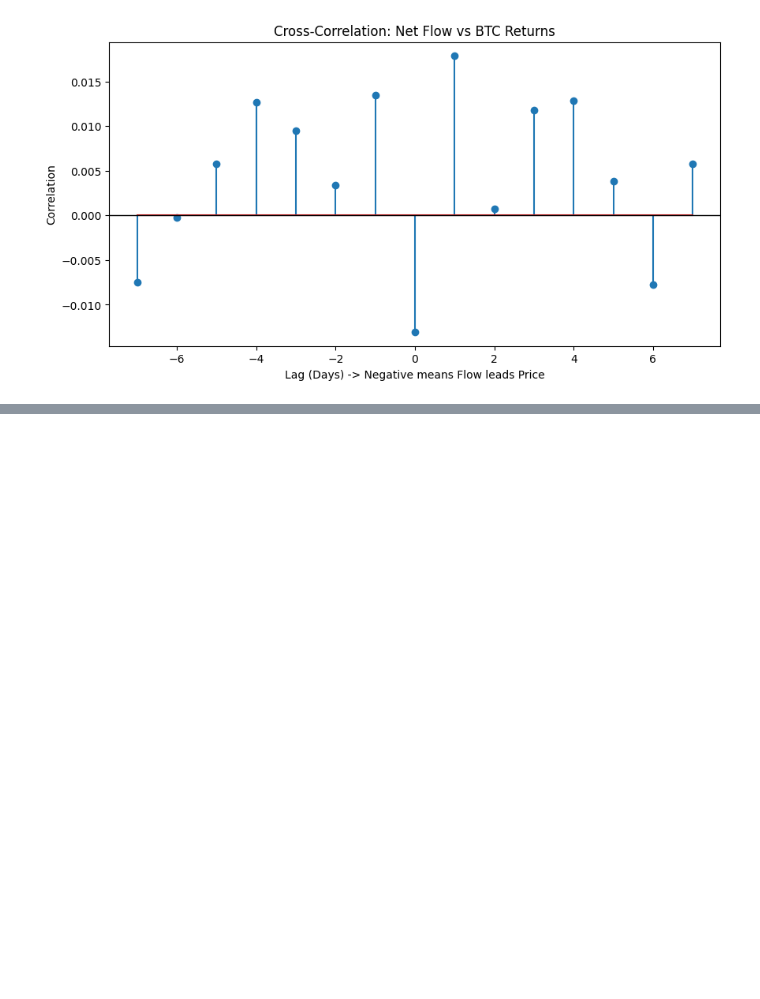
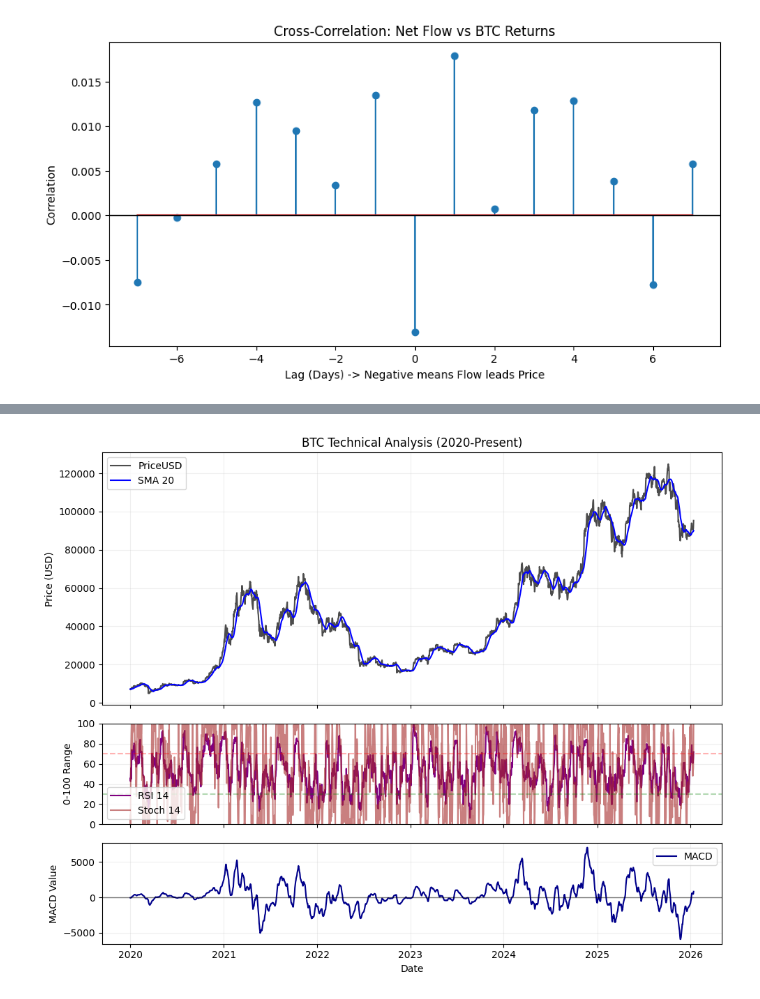
Before and after one commit to jdodson33/GT-MSA-Spring-2026-Team-13, a Jupyter notebook: eda/EDA.ipynb, the cells around one changed output, grey strips where cells are left out. Cells and saved outputs as stored; diff of their text form; code cells hidden in the pictures; blank space fills up the shorter version.

```diff
--- a/eda/EDA.ipynb
+++ b/eda/EDA.ipynb
@@ -292,0 +363,43 @@ Correlation between stochastic_14 and forward_return: 0.0696
+# %%
+
+# ############################ BTC TECHNICAL INDICATORS PLOT ########################### #
+
+df_btc_plot = btc_df.select(['time'] + ['PriceUSD'] + indicators).to_pandas()
+df_btc_plot = df_btc_plot[df_btc_plot['time'] >= pd.to_datetime("2020-01-01")]
+
+fig, (ax1, ax2, ax3) = plt.subplots(3, 1, figsize=(10, 8), sharex=True,
+                                    gridspec_kw={'height_ratios': [3, 1.2, 1.2]})
+
+sns.lineplot(data=df_btc_plot, x='time', y='PriceUSD', ax=ax1, label='PriceUSD', color='black', alpha=0.7)
+if 'sma_20' in df_btc_plot.columns:
+    sns.lineplot(data=df_btc_plot, x='time', y='sma_20', ax=ax1, label='SMA 20', color='blue')
+ax1.set_ylabel("Price (USD)")
+ax1.set_title("BTC Technical Analysis (2020-Present)")
+ax1.grid(True, alpha=0.2)
+
+if 'rsi_14' in df_btc_plot.columns:
+    sns.lineplot(data=df_btc_plot, x='time', y='rsi_14', ax=ax2, label='RSI 14', color='purple')
+if 'stochastic_14' in df_btc_plot.columns:
+    sns.lineplot(data=df_btc_plot, x='time', y='stochastic_14', ax=ax2, label='Stoch 14', color='brown', alpha=0.6)
+
+ax2.axhline(70, color='red', linestyle='--', alpha=0.3)
+ax2.axhline(30, color='green', linestyle='--', alpha=0.3)
+ax2.set_ylim(0, 100)
+ax2.set_ylabel("0-100 Range")
+ax2.grid(True, alpha=0.2)
+
+if 'macd' in df_btc_plot.columns:
+    sns.lineplot(data=df_btc_plot, x='time', y='macd', ax=ax3, label='MACD', color='darkblue')
+
+    if 'macd_signal' in df_btc_plot.columns:
+        sns.lineplot(data=df_btc_plot, x='time', y='macd_signal', ax=ax3, label='Signal', color='orange')
+
+ax3.axhline(0, color='black', linewidth=1, alpha=0.5)
+ax3.set_ylabel("MACD Value")
+ax3.grid(True, alpha=0.2)
+
+plt.xlabel("Date")
+plt.tight_layout()
+plt.show()
+# %% [output]
+[figure, added]
```
Also changed, not shown: parts of 5 cells of this notebook.
